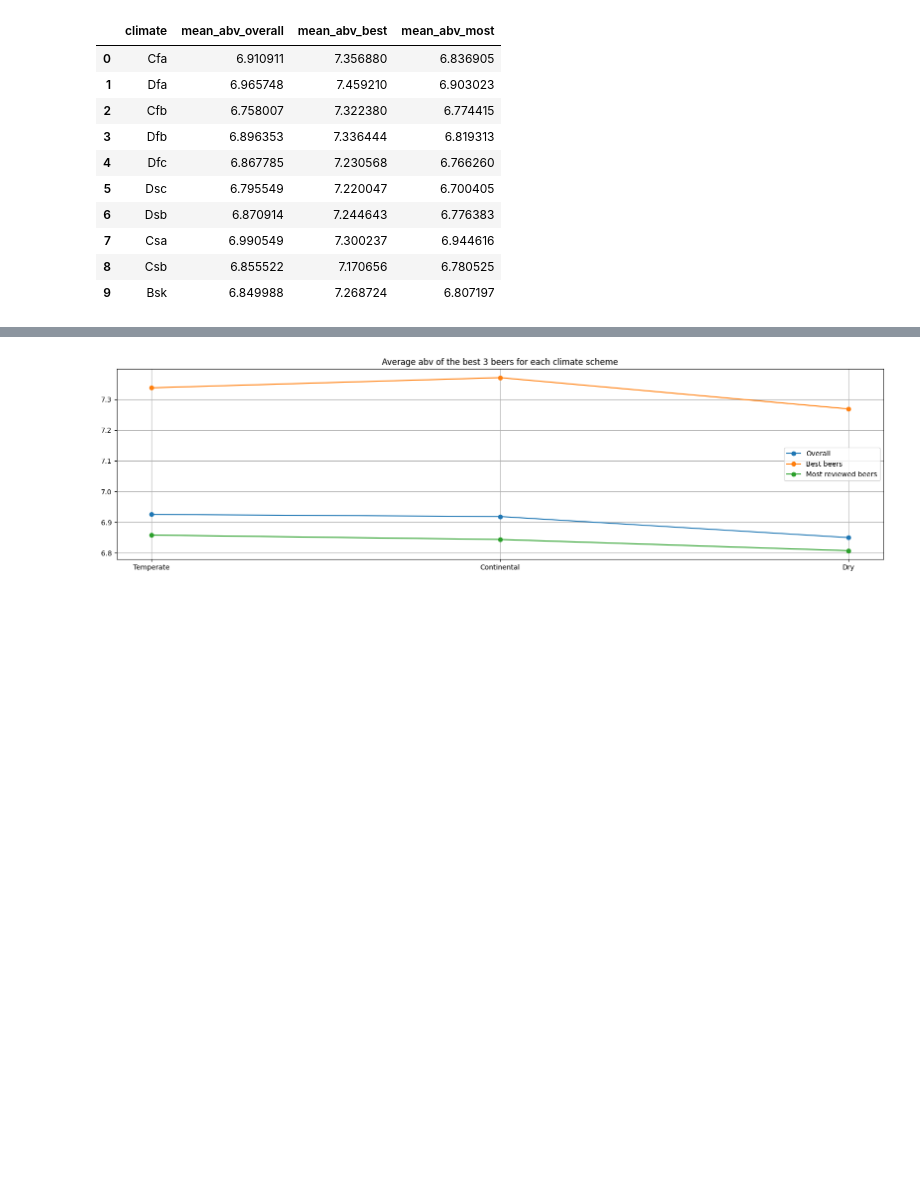
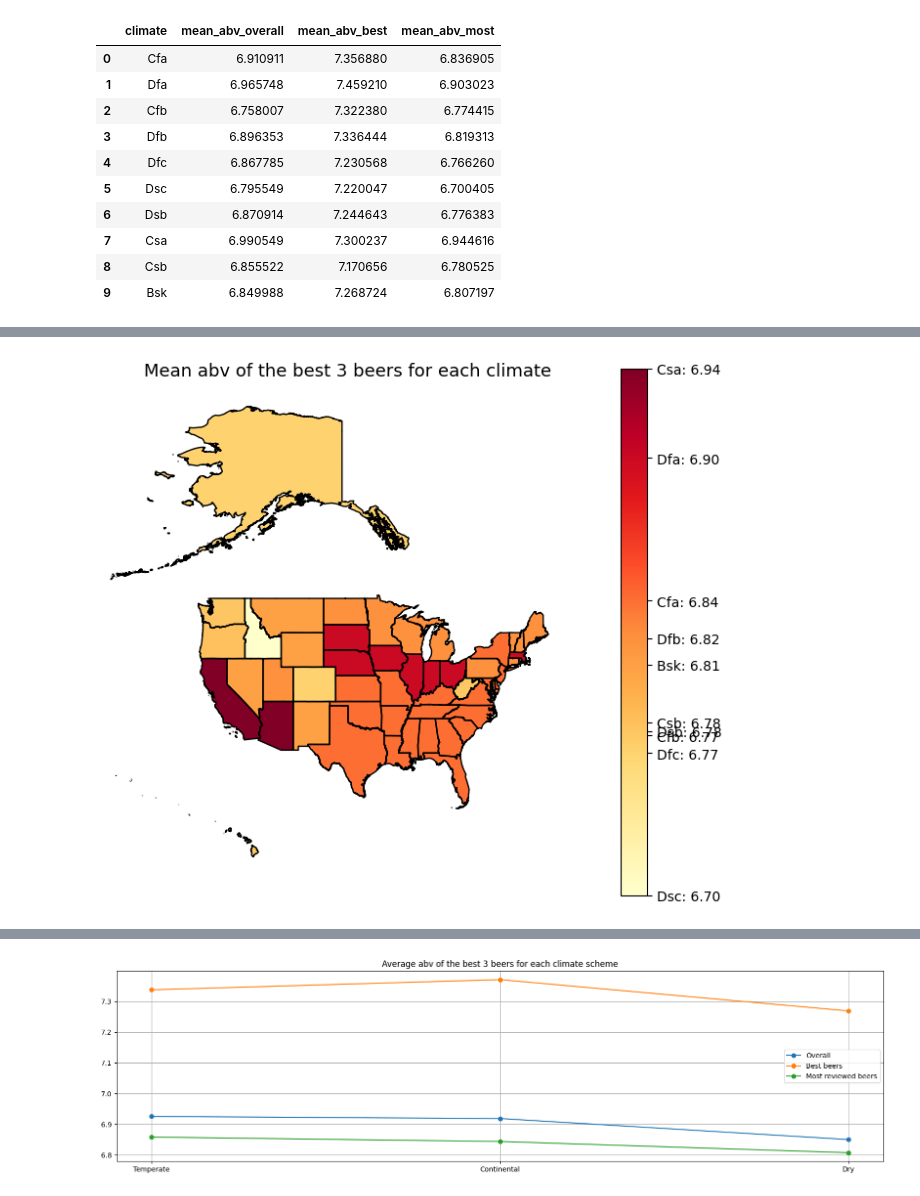
Before and after one commit to epfl-ada/ada-2023-project-riskybiscuits, a Jupyter notebook: abv_and_climate.ipynb, the cells around one changed output, grey strips where cells are left out. Saved outputs shown, nothing was run; the diff lists cells and outputs as text; code cells hidden in the pictures; blank space fills up the shorter version.

```diff
--- a/abv_and_climate.ipynb
+++ b/abv_and_climate.ipynb
@@ -267,3 +344,11 @@ display(us_abv_means)
+# %%
+#plot the mean_abv_best for each climate
+plot_climate_stats(us_abv_means,
+                   "mean_abv_most",
+                   "Mean abv of the best 3 beers for each climate",
+                   "climate")
+# %% [output]
+[figure, added]
 # %%
 # One-way ANOVA test for the mean abv of each climate
 res = stats.f_oneway(
```
Also changed, not shown: parts of 19 cells of this notebook.
